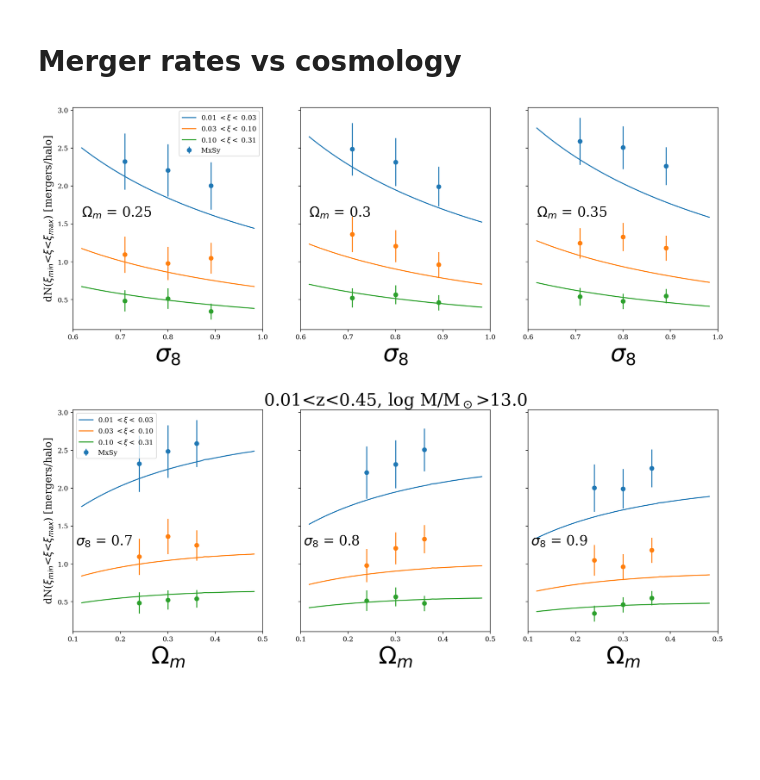
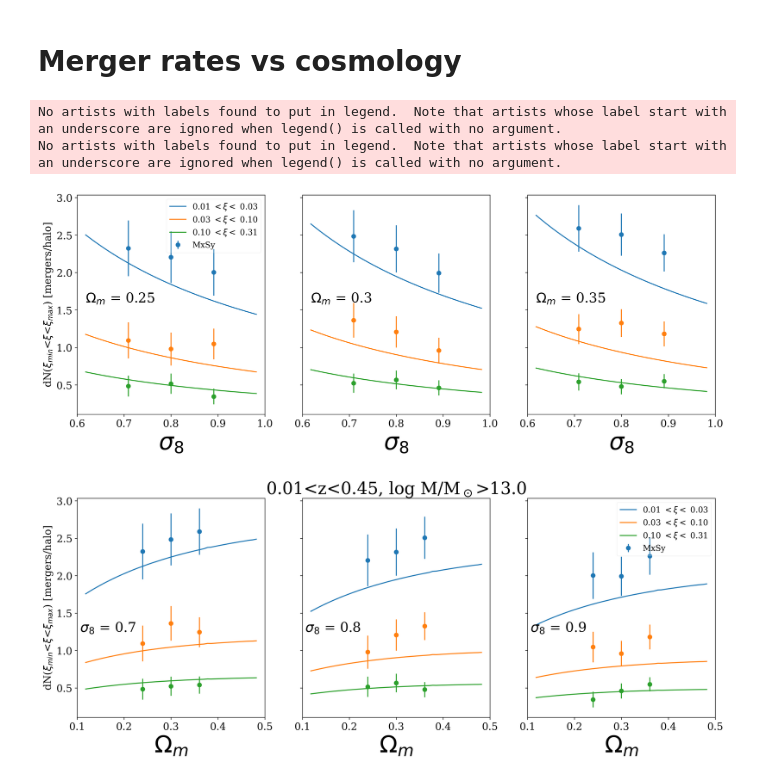
Before and after one commit to amourayuba/Growth_rates, a Jupyter notebook: Simulations/Merger_rates_vs_cosmo.ipynb, the cells around one changed output. Cells and saved outputs as stored; diff of their text form; code cells hidden in the pictures; blank space fills up the shorter version.

```diff
--- a/Simulations/Merger_rates_vs_cosmo.ipynb
+++ b/Simulations/Merger_rates_vs_cosmo.ipynb
@@ -10,7 +10,7 @@ import pickle
 # %%
-params = {'legend.fontsize': 9,
+params = {'legend.fontsize': 12,
           'legend.handlelength': 2}
-plt.rcParams["figure.dpi"]= 150
+plt.rcParams["figure.dpi"]= 250
 plt.rcParams["font.family"] = "serif"
 plt.rcParams.update(params)
 # %%
@@ -32,7 +32,7 @@ disqpath = '/home/painchess/YubaHDD6T/oldsims/'
 # One simulation
 # %%
 sim = 'M03S08'
-sim1 = Simulation(sim, sims[sim][0], sims[sim][1], path)
+sim1 = sm.Simulation(sim, sims[sim][0], sims[sim][1], path)
 reds = sim1.get_redshifts()
 
 snapshots = [1,   8]
@@ -47,7 +47,7 @@ for i in range(len(snapshots)):
     y = nmgs / dz / dxis / tds[1:]
     poisson = np.sqrt(nmgs) / dz / tds[1:] / dxis
 
-    plt.plot(xis[1:-1], ell_mrate_per_n(3 * mlim, reds[snap], xis, om0=sim1.om0, sig8=sim1.sig8), '-',
+    plt.plot(xis[1:-1], mr.ell_mrate_per_n(3 * mlim, reds[snap], xis, om0=sim1.om0, sig8=sim1.sig8), '-',
              color='C{}'.format(i), linewidth=1.5)
     plt.scatter(xis[1:], y, color='C{}'.format(i), s=30, label='z={:1.1f}'.format(reds[snap]))
 
@@ -73,7 +73,8 @@ ximin, ximax, resol = 1e-2, 1, 15
 xis = np.logspace(np.log10(ximin), np.log10(ximax), resol+1)
 dxis, ximeans = xis[1:]-xis[:-1], np.sqrt(xis[1:]*xis[:-1])
 
-mlims = [1e12, 3e12, 1e13, 3e13]
+#mlims = [1e12, 3e12, 1e13, 3e13]
+mlims = [1e13]
 sel_reds = np.array([0.05, 0.55, 0.8])
 for k in range(len(mlims)):
     fig, axs = plt.subplots(3,3, sharex=True, sharey=True, figsize=[11.5,11.5])
@@ -81,8 +82,10 @@ for k in range(len(mlims)):
     mlim = mlims[k]
     for i in range(len(sim_selec)):
         ax = axs[i // 3, i % 3]
+        ax.tick_params(axis='x', labelsize=15)
+        ax.tick_params(axis='y', labelsize=15)
         sim = sim_names[i]
-        sim1 = Simulation(sim, sims[sim][0], sims[sim][1], path)
+        sim1 = sm.Simulation(sim, sims[sim][0], sims[sim][1], path)
 
         reds = sim1.get_redshifts()
         for j in range(len(sel_reds)):
@@ -96,7 +99,7 @@ for k in range(len(mlims)):
             ax.plot(ximeans,  y, 'o', ms=5,  color='C{}'.format(j),
                      label=r'z = {:1.1f}'.format(reds[snap]))
             ax.fill_between(ximeans, y-tps, y+tps,  color='C{}'.format(j), alpha=0.4)
-            ax.plot(xis[1:-1], ell_mrate_per_n(3*mlim, reds[snap], xis, om0=sim1.om0, sig8=sim1.sig8), color='C{}'.format(j),
+            ax.plot(xis[1:-1], mr.ell_mrate_per_n(3*mlim, reds[snap], xis, om0=sim1.om0, sig8=sim1.sig8), color='C{}'.format(j),
               linewidth=1.5)
         ax.set_title(sim, size=17)
         if i==0:
@@ -110,6 +113,7 @@ for k in range(len(mlims)):
         ax.set_yscale('log')
         ax = plt.gca()
         ax.xaxis.set_major_formatter(ticker.ScalarFormatter())
+
     fig.suptitle('M>{:1.1e}M$_\odot$/h'.format(mlim), size=22)
     plt.subplots_adjust(top=0.915)
     plt.savefig('./figs/dN_dxi_{:1.1e}.png'.format(mlim), dpi=300, facecolor='white', transparent=False, bbox_inches='tight')
@@ -136,6 +137,7 @@ sim_selec1s = np.array([[0, 3, 6], [1,4,7], [2,5,8]])
 
 sim_selec2s = np.array([[0, 1, 2], [3,4,5], [6,7,8]])
 
+illustris_path = ""
 om1 = 0.3
 om1s = [0.25,0.3,0.35]
 
@@ -157,8 +159,8 @@ for c_param in c_params:
                 sim_selec2 = sim_selec2s[p]
                 sim = sim_names[sim_selec2[i]]
             else:
-                sim = sim_names[sim_selec3[i]]
-            sim1 = Simulation(sim, sims[sim][0], sims[sim][1], path)
+                raise ValueError("Need an appropriate set of simulations")
+            sim1 = sm.simulation(sim, sims[sim][0], sims[sim][1], path)
             reds = sim1.get_redshifts()
             snap_min, snap_max = np.min(np.where(reds >= zmin)) + 1, np.min(np.where(reds >= zmax)) + 1
             snapshots = np.arange(snap_min, snap_max, 1)
@@ -174,11 +176,11 @@ for c_param in c_params:
 
             if save_sim:
                 mres, tnds = sim1.N_of_xi(snapshots, mlim, resol=resol, wpos=False)
-                np.savetxt('./data/counts_{}.txt'.format(sim), mres)
-                np.savetxt('./data/tot_halos_{}.txt'.format(sim), tnds)
+                np.savetxt('./data/counts_{}_{}.txt'.format(sim, mlim), mres)
+                np.savetxt('./data/tot_halos_{}_{}.txt'.format(sim, mlim), tnds)
             else:
-                mres = np.loadtxt('./data/counts_{}.txt'.format(sim))
-                tnds = np.loadtxt('./data/tot_halos_{}.txt'.format(sim))
+                mres = np.loadtxt('./data/counts_{}_{}.txt'.format(sim, mlim))
+                tnds = np.loadtxt('./data/tot_halos_{}_{}.txt'.format(sim, mlim))
             dmres = (mres[:-1, :] - mres[1:, :]) / tnds[1:, :]
             ps = np.sqrt(mres[:-1, :] - mres[1:, :]) / tnds[1:, :]
             nmres = np.cumsum(dmres[::-1], axis=0)[::-1, :]
@@ -216,7 +218,7 @@ for c_param in c_params:
                         s8 = a_sigmas[m]
                         omg = sim1.om0
                     for k in range(zresol):
-                        diff_nmerg[k] = integ_mrate(3 * amlim, nreds[k], xi_min=dexis[i], xi_max=xmax, om0=omg, sig8=s8)
+                        diff_nmerg[k] = mr.integ_mrate(3 * amlim, nreds[k], xi_min=dexis[i], xi_max=xmax, om0=omg, sig8=s8)
                     res.append(np.sum(diff_nmerg) * dz)
                 if c_param == '\Omega_m':
                     np.savetxt('./data/anal_ntotmerg_zmin{}_zmax{:1.1f}_mlim{:2.1e}_ximin{:1.2f}'
@@ -244,38 +246,45 @@ for c_param in c_params:
                             color='C{}'.format(n), label='MxSy'[:4 * (n == 0)])
             elif om1 == 0.3:
                 axs[p].errorbar(np.array(sigmas)[sim_selec2[:3]], sim_res[:3, i] - sim_res[:3, l-2], pois_res[:3, i], fmt='o',
                             color='C{}'.format(n), label=r'MxSy'[:4 * (n == 0)])
             else:
                 axs[p].errorbar(np.array(sigmas)[sim_selec2[:3]], sim_res[:3, i] - sim_res[:3, l-2], pois_res[:3, i], fmt='o',
                             color='C{}'.format(n), label='MxSy'[:4 * (n == 0)])
                 axs[p].errorbar(np.array(sigmas)[sim_selec2[3]], sim_res[3, i] - sim_res[3, l-2], pois_res[3, i], fmt='v',
                             color='C{}'.format(n), label='New HR sim'[:10 * (n == 0)])
-
+        axs[p].tick_params(axis='x', labelsize=15)
+        axs[p].tick_params(axis='y', labelsize=15)
         if p==0:
             axs[p].set_ylabel(r'dN($\xi_{min}$<$\xi$<$\xi_{max}$) [mergers/halo]', size=15)
-            axs[p].legend(fontsize=10)
+            #axs[p].legend(fancybox=True, )
+
+
         axs[p].set_xlabel(r'${}$'.format(c_param), size=35)
         if p==1 and c_param=='\Omega_m':
             axs[p].set_title(r'{}<z<{}, log M/M$_\odot$>{:2.1f}'.format(zmin, zmax, np.log10(amlim)), size=25)
         if c_param == '\sigma_8':
             axs[p].annotate(r'$\Omega_m$ = {}'.format(omg), (0.6, 1.6), size=20)
+            axs[0].legend(fontsize=12, framealpha=0.2)
         else:
             axs[p].annotate(r'$\sigma_8$ = {}'.format(s8), (0.14, 1.25), size=20)
+            axs[2].legend(fontsize=12, framealpha=0.2)
         axs[p].xaxis.set_major_locator(ticker.LinearLocator(numticks=5))
         axs[p].xaxis.set_major_formatter(ticker.FormatStrFormatter('%2.1f'))
     if c_param == '\sigma_8':
-        plt.savefig(r'./figs/integ_N_tot_{}_{:2.0f}_m{:2.1f}.pdf'.format(c_param[1:], 100 * omg, np.log10(amlim)),
+        plt.savefig(r'./figs/integ_N_tot_{}_{:2.0f}_m{:2.1f}.pdf'.format(c_param[1:], 100 * omg, np.log10(mlim)),
                 dpi=650, bbox_inches='tight', facecolor='white',
                 transparent=False)
-        plt.savefig(r'./figs/integ_N_tot_{}_{:2.0f}_m{:2.1f}.png'.format(c_param[1:], 100 * omg, np.log10(amlim)),
+        plt.savefig(r'./figs/integ_N_tot_{}_{:2.0f}_m{:2.1f}.png'.format(c_param[1:], 100 * omg, np.log10(mlim)),
                 dpi=650, bbox_inches='tight', facecolor='white',
                 transparent=False)
     else:
-        plt.savefig(r'./figs/integ_N_tot_{}_{:2.0f}_s{:2.0f}.pdf'.format(c_param[1:], 100 * s8,  np.log10(amlim)),
+        plt.savefig(r'./figs/integ_N_tot_{}_{:2.0f}_s{:2.0f}.pdf'.format(c_param[1:], 100 * s8,  np.log10(mlim)),
                     dpi=650, bbox_inches='tight', facecolor='white', transparent=False)
-        plt.savefig(r'./figs/integ_N_tot_{}_{:2.0f}_s{:2.0f}.png'.format(c_param[1:], 100 * s8,  np.log10(amlim)),
+        plt.savefig(r'./figs/integ_N_tot_{}_{:2.0f}_s{:2.0f}.png'.format(c_param[1:], 100 * s8,  np.log10(mlim)),
                     dpi=650, bbox_inches='tight', facecolor='white', transparent=False)
     # plt.show()
 # %% [output]
+No artists with labels found to put in legend.  Note that artists whose label start with an underscore are ignored when legend() is called with no argument.
+No artists with labels found to put in legend.  Note that artists whose label start with an underscore are ignored when legend() is called with no argument.
-[figure, old version]
+[figure, new version]
-[figure, old version]
+[figure, new version]
```
Also changed, not shown: parts of 2 cells of this notebook, 43 other files.
